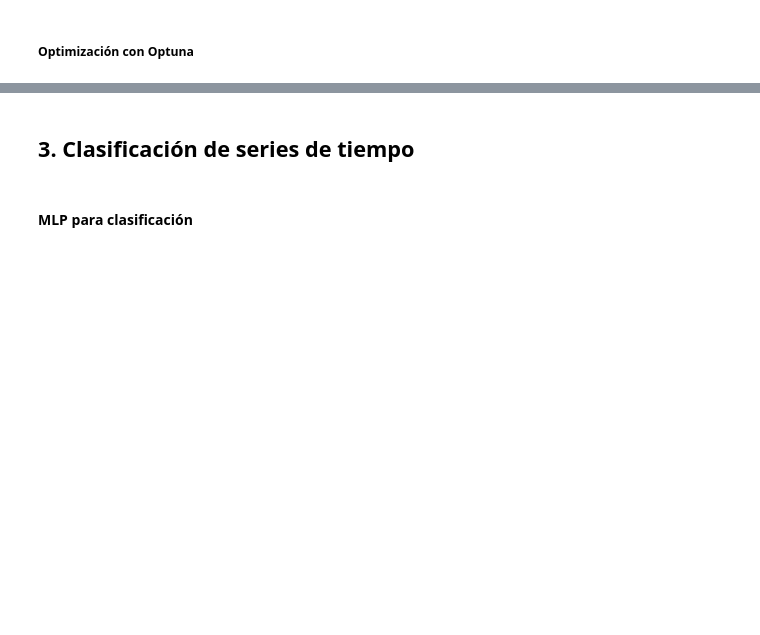
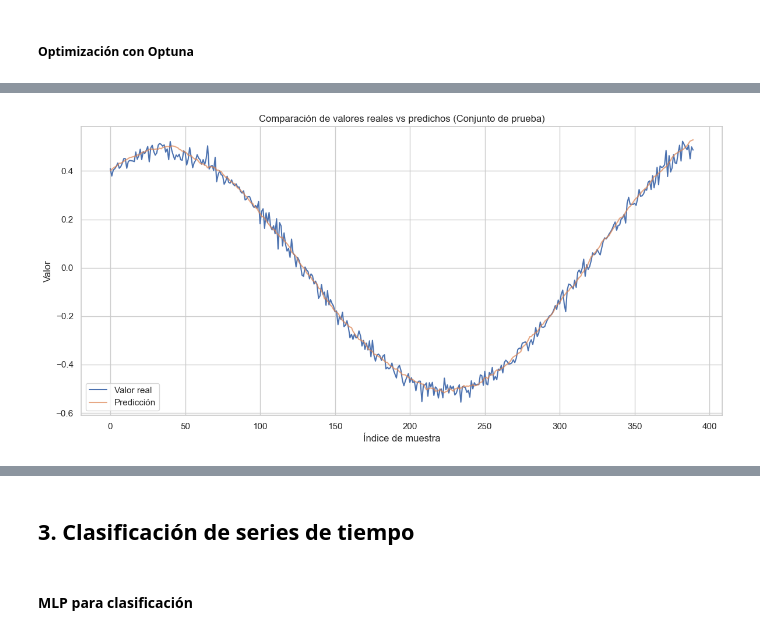
Before and after one commit to Marcelaqprz/mnl_proyecto, a Jupyter notebook: ProyectoFinalMnl.ipynb, the cells around one changed output, grey strips where cells are left out. Saved outputs shown, nothing was run; the diff lists cells and outputs as text; code cells hidden in the pictures; blank space fills up the shorter version.

```diff
--- a/ProyectoFinalMnl.ipynb
+++ b/ProyectoFinalMnl.ipynb
@@ -1557,0 +1701,27 @@ print(f"Mejores parámetros: {study.best_params}")
+# %%
+# Optuna para CNN univariado:
+best_params = study_cnn.best_params
+
+model_final = build_cnn_uni_model(
+    input_shape=X_train_cnn.shape[1:],
+    n_filters=best_params['n_filters'],
+    kernel_size=best_params['kernel_size'],
+    learning_rate=best_params['learning_rate']
+)
+
+callbacks = [
+    EarlyStopping(monitor='val_loss', patience=10, restore_best_weights=True),
+    ModelCheckpoint('best_cnn_model.h5', monitor='val_loss', save_best_only=True)
+]
+
+history = model_final.fit(
+    X_train_cnn, y_train_cnn,
+    validation_data=(X_test_cnn, y_test_cnn),
+    epochs=100,
+    batch_size=32,
+    callbacks=callbacks,
+    verbose=1
+)
+
+test_mse = model_final.evaluate(X_test_cnn, y_test_cnn)
+print(f"MSE final en test: {test_mse:.6f}")
@@ -1557,0 +1767,19 @@ print(f"Mejores parámetros: {study.best_params}")
+# %%
+y_pred = model_final.predict(X_test_cnn)
+
+# Aplanar si es necesario (en caso de que los resultados tengan dimensión (n,1))
+y_pred = y_pred.flatten()
+y_true = y_test_cnn.flatten()
+
+# Graficar valores reales vs predichos
+plt.figure(figsize=(12, 6))
+plt.plot(y_true, label='Valor real')
+plt.plot(y_pred, label='Predicción', alpha=0.7)
+plt.title('Comparación de valores reales vs predichos (Conjunto de prueba)')
+plt.xlabel('Índice de muestra')
+plt.ylabel('Valor')
+plt.legend()
+plt.grid(True)
+plt.tight_layout()
+plt.show()
+# %% [output]
@@ -1557,0 +1787 @@ print(f"Mejores parámetros: {study.best_params}")
+[figure, added]
```
Also changed, not shown: parts of 28 cells of this notebook, 2 other files.
